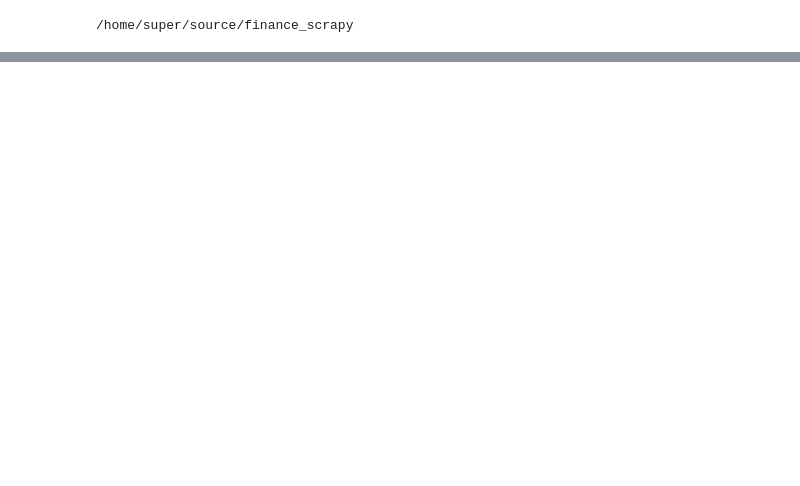
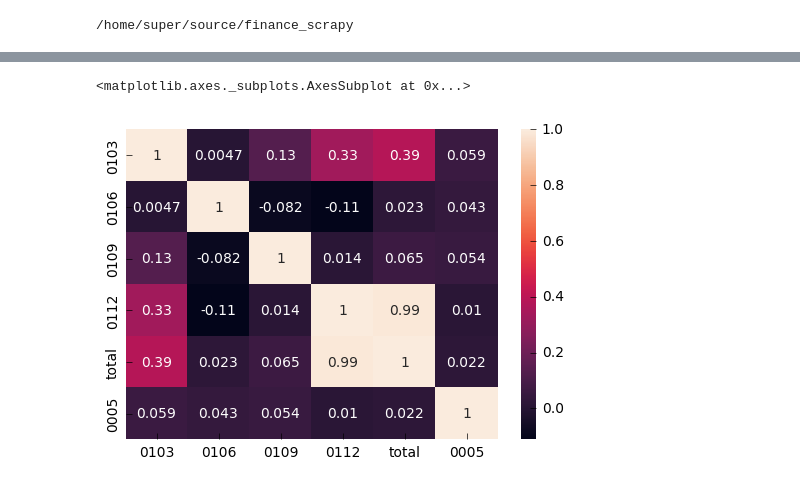
Before and after one commit to Everett6802/finance_scrapy, a Jupyter notebook: finance_analysis.ipynb, the cells around one changed output, grey strips where cells are left out. Drawn from its saved outputs; the diff is of its cells as text; code cells hidden in the pictures; blank space fills up the shorter version.

```diff
--- a/finance_analysis.ipynb
+++ b/finance_analysis.ipynb
@@ -36,0 +52,20 @@ if __name__ == "__main__":
+# %%
+def accumulate(df, accumulate_cnt):
+#     accumulate_cnt = 3
+    start_index = accumulate_cnt - 1
+    cur_index = start_index
+    accumulate_df = pd.DataFrame(index=df.index[start_index:], columns=df.columns)
+    for index in range(len(accumulate_df)):
+        accumulate_df.iloc[index] = df.iloc[index:index+accumulate_cnt].sum()
+    accumulate_df
+    return accumulate_df
+accumulate_cnt = 20
+accumulate_df = accumulate(df.drop('0005',axis=1), accumulate_cnt)
+accumulate_df['0005'] = df['0005'].iloc[accumulate_cnt-1:]
+accumulate_df.head()
+# accumulate_cnt = 3
+# cur_index = accumulate_cnt
+# for index, row in df_drop[accumulate_cnt:].iterrows():
+#     accumulate_sum = df[cur_index:cur_index+accumulate_cnt].sum()
+#     print(index, accumulate_sum['0005'])
+#     cur_index += 1
@@ -36,0 +80,5 @@ if __name__ == "__main__":
+# %%
+sns.heatmap(accumulate_df.corr(), annot=True)
+# %% [output]
+<matplotlib.axes._subplots.AxesSubplot at 0x...>
+[figure, added]
```
Also changed, not shown: parts of 8 cells of this notebook, 3 other files.
